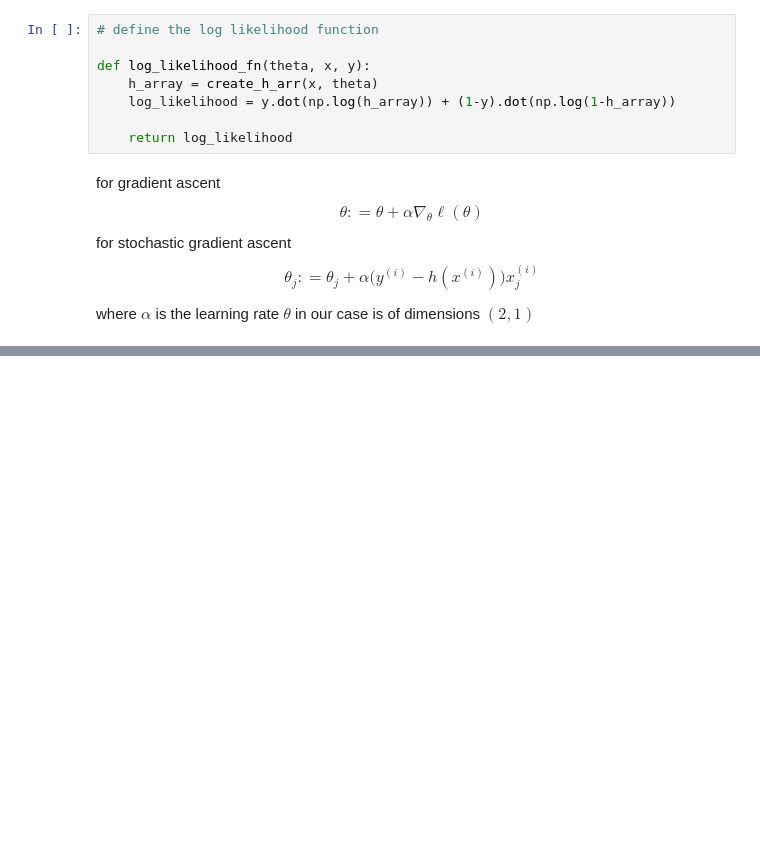
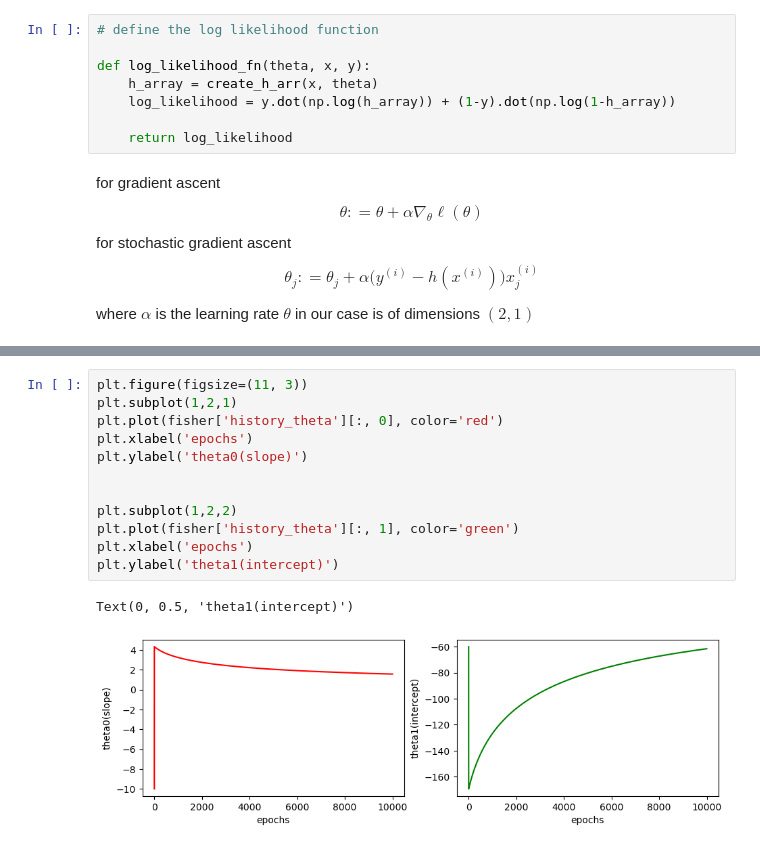
Before and after one commit to aakashks/dsg-lecture-assignments-aks, a Jupyter notebook: aakashks/assMath/2B-q3.ipynb, the cells around one changed output, grey strips where cells are left out. Drawn from its saved outputs; the diff is of its cells as text; blank space fills up the shorter version.

```diff
--- a/aakashks/assMath/2B-q3.ipynb
+++ b/aakashks/assMath/2B-q3.ipynb
@@ -155,0 +206,15 @@ Text(0, 0.5, 'theta1(intercept)')
+# %%
+plt.figure(figsize=(11, 3))
+plt.subplot(1,2,1)
+plt.plot(fisher['history_theta'][:, 0], color='red')
+plt.xlabel('epochs')
+plt.ylabel('theta0(slope)')
+
+
+plt.subplot(1,2,2)
+plt.plot(fisher['history_theta'][:, 1], color='green')
+plt.xlabel('epochs')
+plt.ylabel('theta1(intercept)')
+# %% [output]
+Text(0, 0.5, 'theta1(intercept)')
+[figure, added]
```
Also changed, not shown: parts of 9 cells of this notebook.
